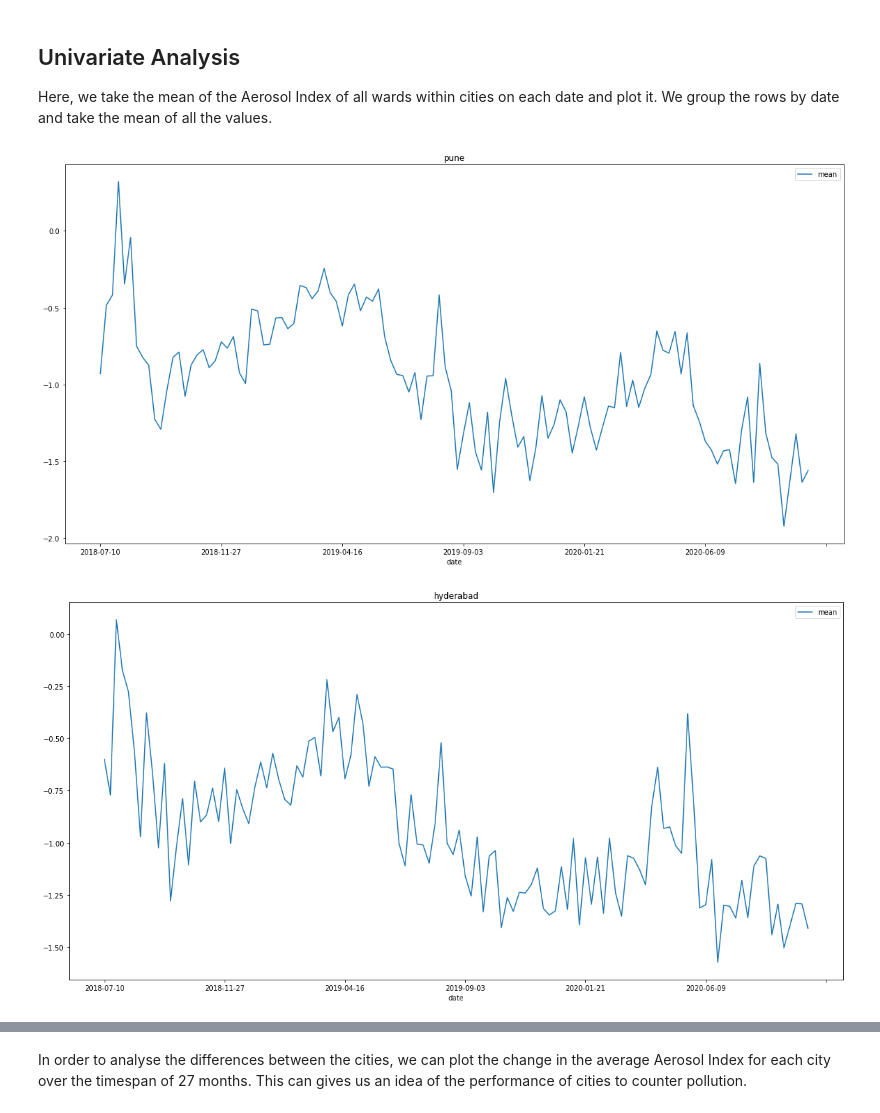
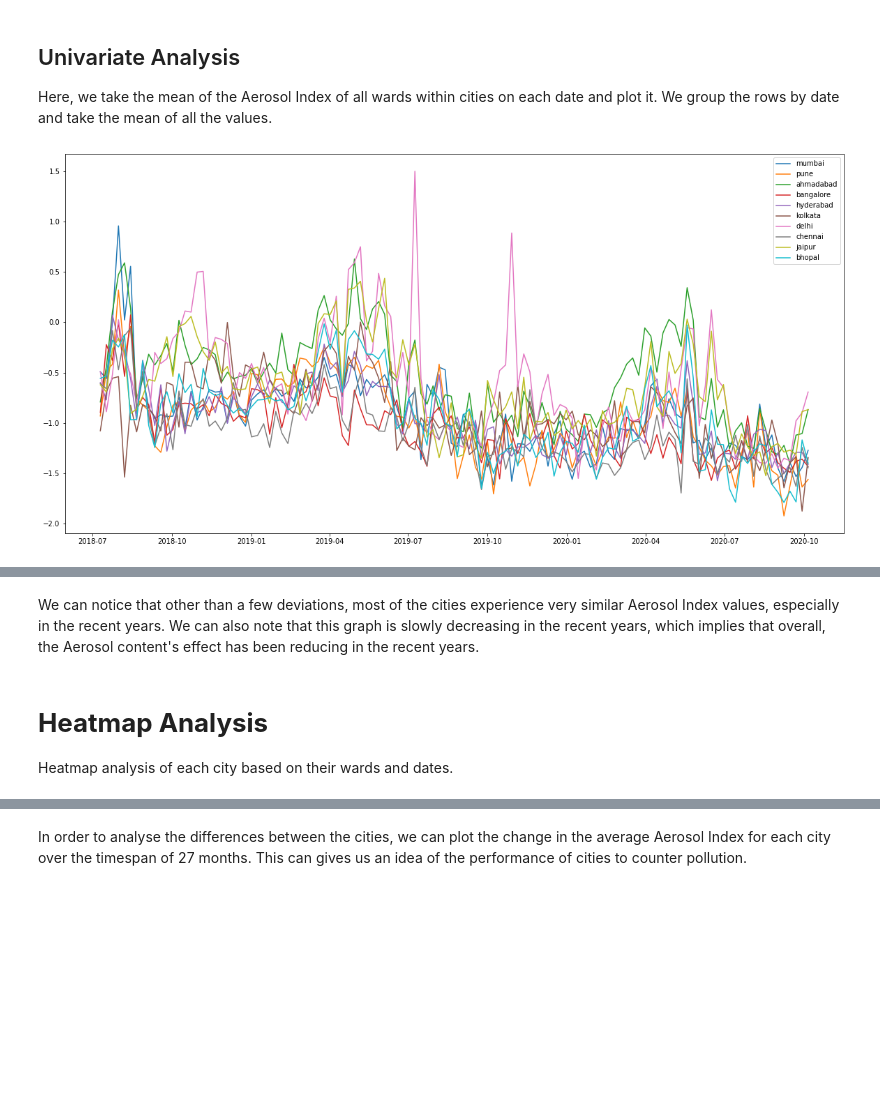
Before and after one commit to hemanthkumar17/Economics-Coding-Project-2020, a Jupyter notebook: Univariate_Analysis_of_Aerosol_Index.ipynb, the cells around one changed output, grey strips where cells are left out. Cells and saved outputs as stored; diff of their text form; code cells hidden in the pictures; blank space fills up the shorter version.

```diff
--- a/Univariate_Analysis_of_Aerosol_Index.ipynb
+++ b/Univariate_Analysis_of_Aerosol_Index.ipynb
@@ -55,10 +48,17 @@ avg = []
 for city in clean:
     avg.append(city.groupby('date').agg({'mean': ['mean']}).reset_index())
 # %%
+import seaborn as sns
+import numpy as np
+import matplotlib.pyplot as plt
 city_names = [name[:name.index('_')] for name in file_names]
+
+plt.figure(figsize=(20, 10))
 for i in range(len(avg)):
     city = avg[i]
-    city.plot(x='date', y='mean', figsize=(20, 10), kind='line', title=city_names[i])
+    plt.plot(city['date'], city['mean']['mean'])
+    # city.plot(x='date', y='mean', figsize=(20, 10), kind='line', title=city_names[i])
+plt.legend(city_names)
+plt.savefig("mean_plot.png", quality=95)
 # %% [output]
-[figure, old version]
+[figure, new version]
-[figure, removed]
@@ -73,3 +65,8 @@ for i in range(len(avg)):
+# %% [markdown]
+We can notice that other than a few deviations, most of the cities experience very similar Aerosol Index values, especially in the recent years. We can also note that this graph is slowly decreasing in the recent years, which implies that overall, the Aerosol content's effect has been reducing in the recent years.
+# %% [markdown]
+# **Heatmap Analysis**
+Heatmap analysis of each city based on their wards and dates.
 # %%
 import seaborn as sns
 import pandas as pd
```
Also changed, not shown: parts of 25 cells of this notebook.
